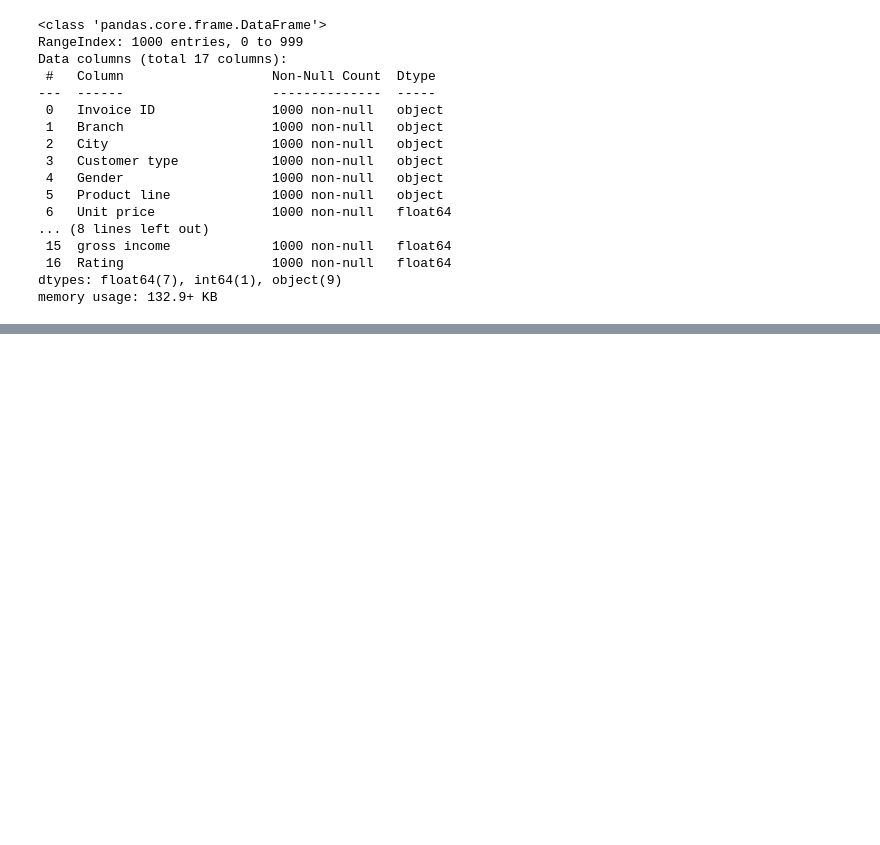
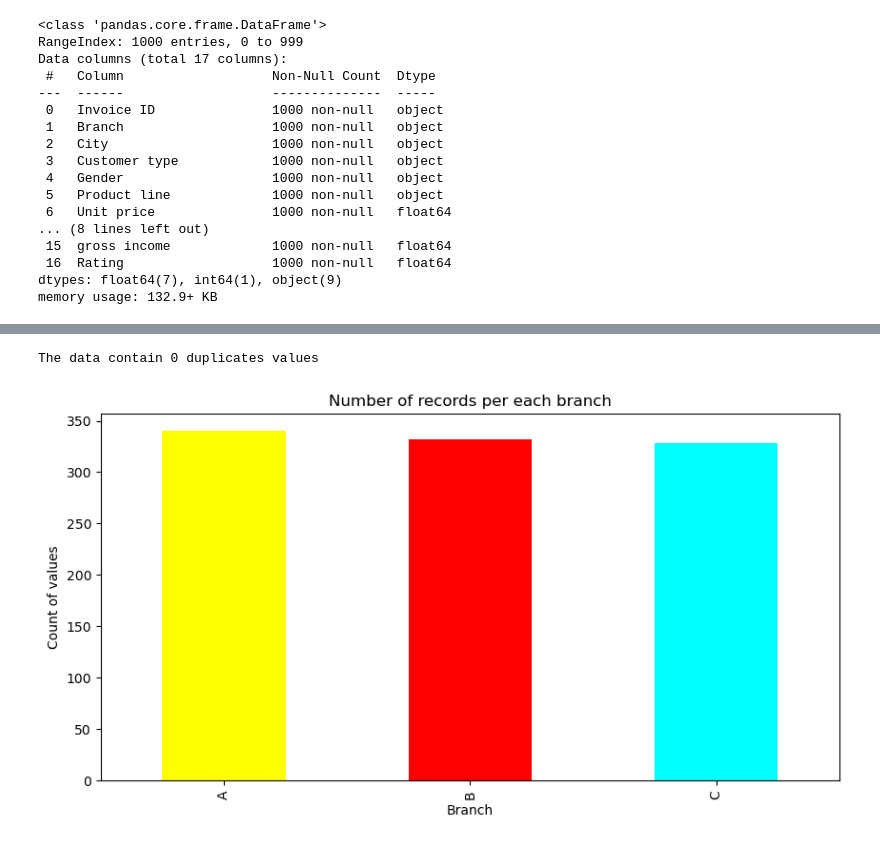
Before and after one commit to SIDAComtech-SIDAGA/SalesDataAnalysis, a Jupyter notebook: main.ipynb, the cells around one changed output, grey strips where cells are left out. Cells and saved outputs as stored; diff of their text form; code cells hidden in the pictures; blank space fills up the shorter version.

```diff
--- a/main.ipynb
+++ b/main.ipynb
@@ -39,0 +74,5 @@ memory usage: 132.9+ KB
+# %%
+duplicates=data.duplicated().sum()
+print(f"The data contain {duplicates} duplicates values")
+# %% [output]
+The data contain 0 duplicates values
@@ -39,0 +88,10 @@ memory usage: 132.9+ KB
+# %%
+# How many record in each brach wise
+dataBranchWise = data['Branch'].value_counts().sort_values(ascending=False)
+dataBranchWise.plot(kind='bar', figsize=(10,5),color=['yellow','red','aqua'])
+plt.title('Number of records per each branch')
+plt.xlabel('Branch')
+plt.ylabel('Count of values')
+plt.show()
+# %% [output]
+[figure, added]
```
Also changed, not shown: parts of 11 cells of this notebook.
